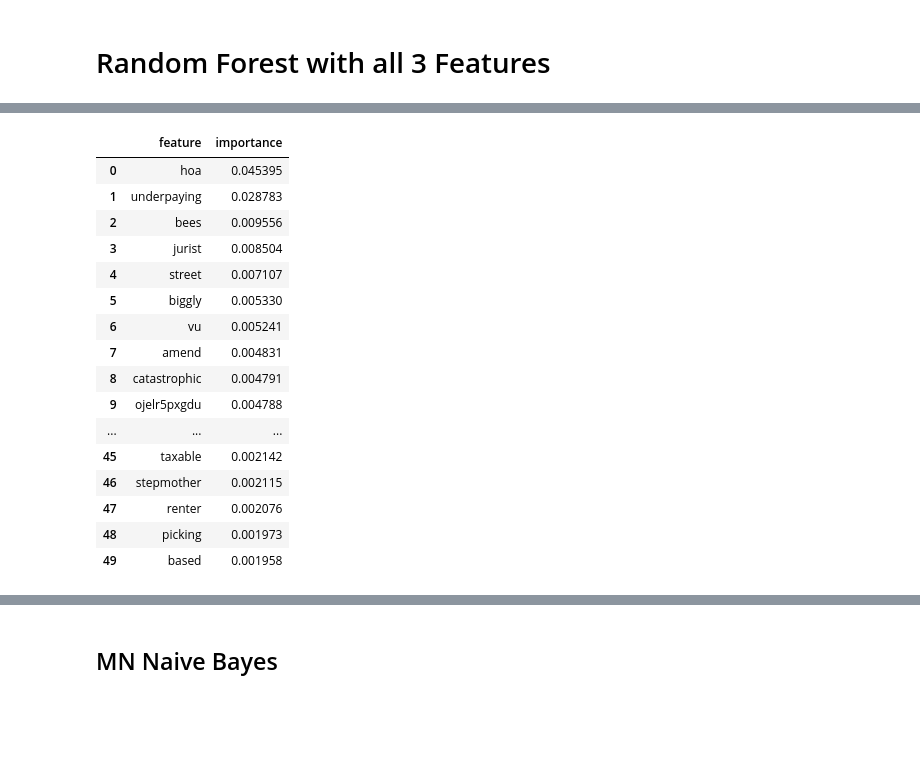
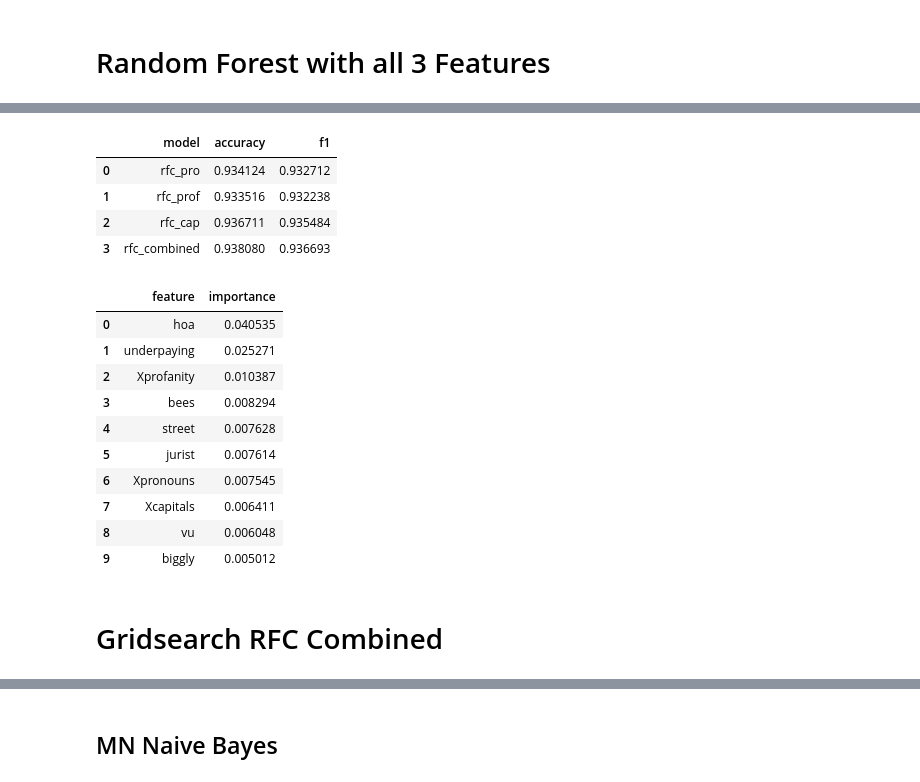
Before and after one commit to bmccabe96/Reddit_NLP, a Jupyter notebook: Analysis/AM_Reddit_Preprocess_Analysis.ipynb, the cells around one changed output, grey strips where cells are left out. Drawn from its saved outputs; the diff is of its cells as text; code cells hidden in the pictures; blank space fills up the shorter version.

Commit message:
more models and grids

```diff
--- a/Analysis/AM_Reddit_Preprocess_Analysis.ipynb
+++ b/Analysis/AM_Reddit_Preprocess_Analysis.ipynb
@@ -500,0 +485,2 @@ ValueError: The truth value of an array with more than one element is ambiguous.
+# %%
+combined_train, combined_test, combined_columns = classifier_input(pro_tr = pro_train, pro_te = pro_test, prof_tr = prof_train, prof_te = prof_test, cap_tr = cap_train, cap_te = cap_test, len_tr = len_train, len_te = len_test)
@@ -501,14 +500,14 @@ ValueError: The truth value of an array with more than one element is ambiguous.
 # %%
 rfc_pro = RandomForestClassifier(n_estimators=100,random_state=0,n_jobs=-1,verbose=1)
-rfc_pro.fit(pro_train, y_train_lem)
-rf_test_preds = rfc_pro.predict(pro_test)
+rfc_pro.fit(pro_train2, y_train_lem)
+rf_test_preds = rfc_pro.predict(pro_test2)
 
-rf_pro_acc_score_lem = accuracy_score(y_test_lem, rf_test_preds)
-rf_pro_f1_score_lem = f1_score(y_test_lem, rf_test_preds)
+accuracy = accuracy_score(y_test_lem, rf_test_preds)
+f1 = f1_score(y_test_lem, rf_test_preds)
 print('Random Forest with Lemmatization Features and Pronouns')
-print("Testing Accuracy: {:.4}".format(rf_pro_acc_score_lem))
+print("Testing Accuracy: {:.4}".format(accuracy))
 print()
-print("F1 Score: {:.4}".format(rf_pro_f1_score_lem))
+print("F1 Score: {:.4}".format(f1))
 # %% [output]
 [Parallel(n_jobs=-1)]: Using backend ThreadingBackend with 8 concurrent workers.
 [Parallel(n_jobs=-1)]: Done  34 tasks      | elapsed:    0.6s
@@ -553,14 +559,14 @@ plt.ylabel('predicted label');
 # Random Forest with Profanity
 # %%
 rfc_prof = RandomForestClassifier(n_estimators=100,random_state=0,n_jobs=-1,verbose=1)
-rfc_prof.fit(prof_train, y_train_lem)
-rf_test_preds = rfc_prof.predict(prof_test)
+rfc_prof.fit(prof_train2, y_train_lem)
+rf_test_preds = rfc_prof.predict(prof_test2)
 
-rf_prof_acc_score_lem = accuracy_score(y_test_lem, rf_test_preds)
-rf_prof_f1_score_lem = f1_score(y_test_lem, rf_test_preds)
+accuracy = accuracy_score(y_test_lem, rf_test_preds)
+f1 = f1_score(y_test_lem, rf_test_preds)
 print('Random Forest with Lemmatization Features and Profanity')
-print("Testing Accuracy: {:.4}".format(rf_prof_acc_score_lem))
+print("Testing Accuracy: {:.4}".format(accuracy))
 print()
-print("F1 Score: {:.4}".format(rf_prof_f1_score_lem))
+print("F1 Score: {:.4}".format(f1))
 # %% [output]
 [Parallel(n_jobs=-1)]: Using backend ThreadingBackend with 8 concurrent workers.
@@ -596,14 +610,14 @@ feature_importance.head(10)
 # Random Forest with Capitalization
 # %%
 rfc_cap = RandomForestClassifier(n_estimators=100,random_state=0,n_jobs=-1,verbose=1)
-rfc_cap.fit(cap_train, y_train_lem)
-rf_test_preds = rfc_cap.predict(cap_test)
+rfc_cap.fit(cap_train2, y_train_lem)
+rf_test_preds = rfc_cap.predict(cap_test2)
 
-rf_cap_acc_score_lem = accuracy_score(y_test_lem, rf_test_preds)
-rf_cap_f1_score_lem = f1_score(y_test_lem, rf_test_preds)
+accuracy = accuracy_score(y_test_lem, rf_test_preds)
+f1 = f1_score(y_test_lem, rf_test_preds)
 print('Random Forest with Lemmatization Features and Capitalization')
-print("Testing Accuracy: {:.4}".format(rf_cap_acc_score_lem))
+print("Testing Accuracy: {:.4}".format(accuracy))
 print()
-print("F1 Score: {:.4}".format(rf_cap_f1_score_lem))
+print("F1 Score: {:.4}".format(f1))
 # %% [output]
 [Parallel(n_jobs=-1)]: Using backend ThreadingBackend with 8 concurrent workers.
@@ -657,26 +680,32 @@ F1 Score: 0.9344
 [Parallel(n_jobs=8)]: Using backend ThreadingBackend with 8 concurrent workers.
 [Parallel(n_jobs=8)]: Done  34 tasks      | elapsed:    0.0s
 [Parallel(n_jobs=8)]: Done 100 out of 100 | elapsed:    0.1s finished
+# %%
+new_row = {'model': 'rfc_combined', 'accuracy': accuracy, 'f1': f1}
+results = results.append(new_row, ignore_index=True)
+results
+# %% [output]
+|  | model | accuracy | f1 |
+| 0 | rfc_pro | 0.934124 | 0.932712 |
+| 1 | rfc_prof | 0.933516 | 0.932238 |
+| 2 | rfc_cap | 0.936711 | 0.935484 |
+| 3 | rfc_combined | 0.938080 | 0.936693 |
 # %%
 feature_importance = pd.DataFrame(sorted(list(zip(combined_columns, rfc_combined.feature_importances_)),key=lambda x: x[1], reverse=True),
              columns=['feature','importance'])
 # %%
-feature_importance.head(50)
+feature_importance.head(10)
 # %% [output]
 |  | feature | importance |
-| 0 | hoa | 0.045395 |
-| 1 | underpaying | 0.028783 |
-| 2 | bees | 0.009556 |
-| 3 | jurist | 0.008504 |
-| 4 | street | 0.007107 |
-| 5 | biggly | 0.005330 |
-| 6 | vu | 0.005241 |
-| 7 | amend | 0.004831 |
-| 8 | catastrophic | 0.004791 |
-| 9 | ojelr5pxgdu | 0.004788 |
-| ... | ... | ... |
-| 45 | taxable | 0.002142 |
-| 46 | stepmother | 0.002115 |
-| 47 | renter | 0.002076 |
-| 48 | picking | 0.001973 |
-| 49 | based | 0.001958 |
+| 0 | hoa | 0.040535 |
+| 1 | underpaying | 0.025271 |
+| 2 | Xprofanity | 0.010387 |
+| 3 | bees | 0.008294 |
+| 4 | street | 0.007628 |
+| 5 | jurist | 0.007614 |
+| 6 | Xpronouns | 0.007545 |
+| 7 | Xcapitals | 0.006411 |
+| 8 | vu | 0.006048 |
+| 9 | biggly | 0.005012 |
+# %% [markdown]
+# Gridsearch RFC Combined
```
Also changed, not shown: parts of 45 cells of this notebook.
